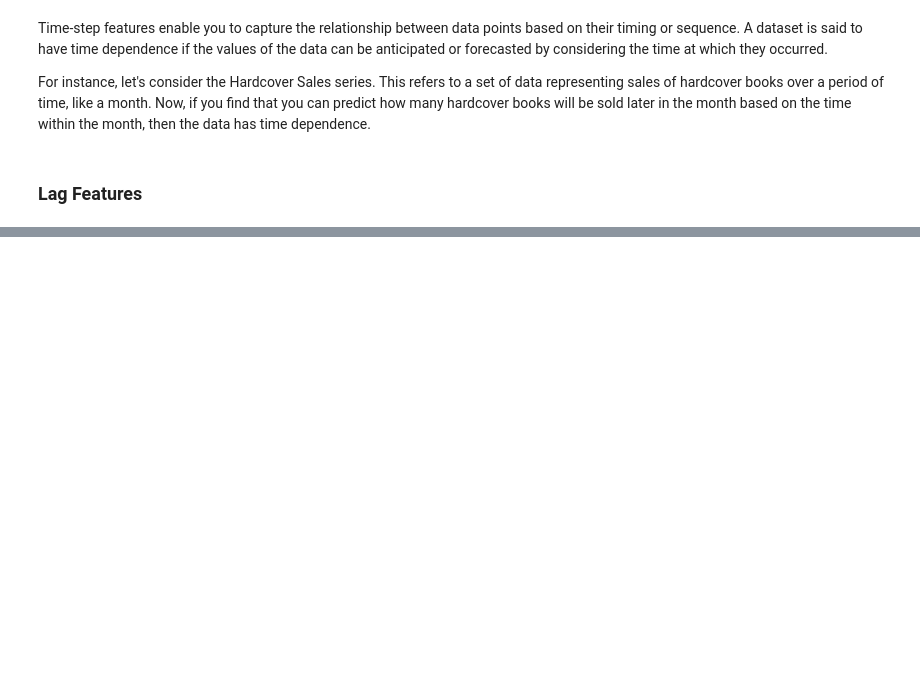
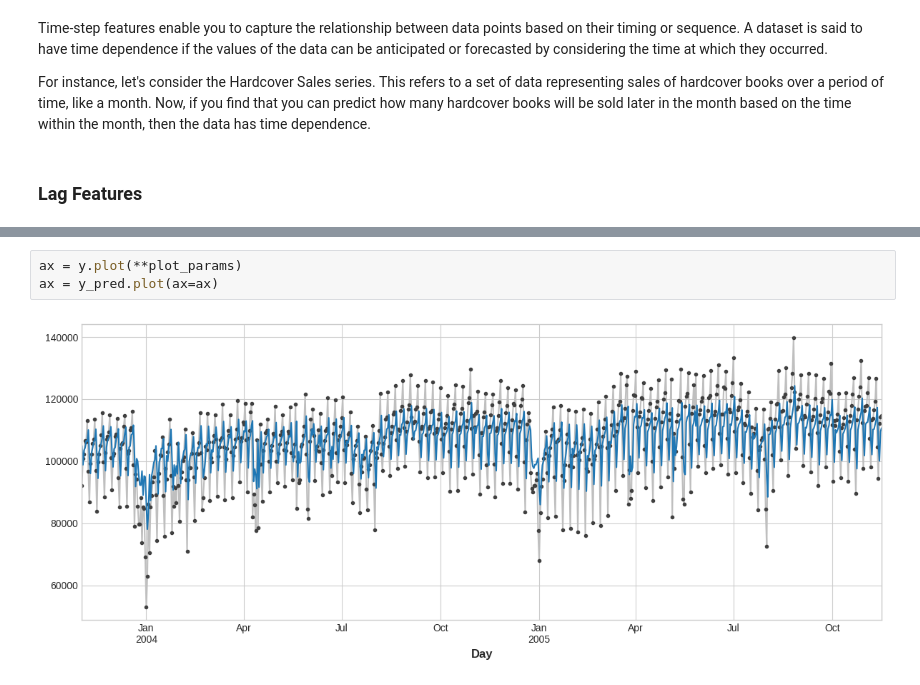
Before and after one commit to gani88/ForecastingTimeSeries, a Jupyter notebook: Forecasting_Time_Series_1.ipynb, the cells around one changed output, grey strips where cells are left out. Cells and saved outputs as stored; diff of their text form; blank space fills up the shorter version.

```diff
--- a/Forecasting_Time_Series_1.ipynb
+++ b/Forecasting_Time_Series_1.ipynb
@@ -165,0 +383,5 @@ For instance, let's consider the Hardcover Sales series. This refers to a set of
+# %%
+ax = y.plot(**plot_params)
+ax = y_pred.plot(ax=ax)
+# %% [output]
+[figure, added]
```
Also changed, not shown: parts of 26 cells of this notebook.
